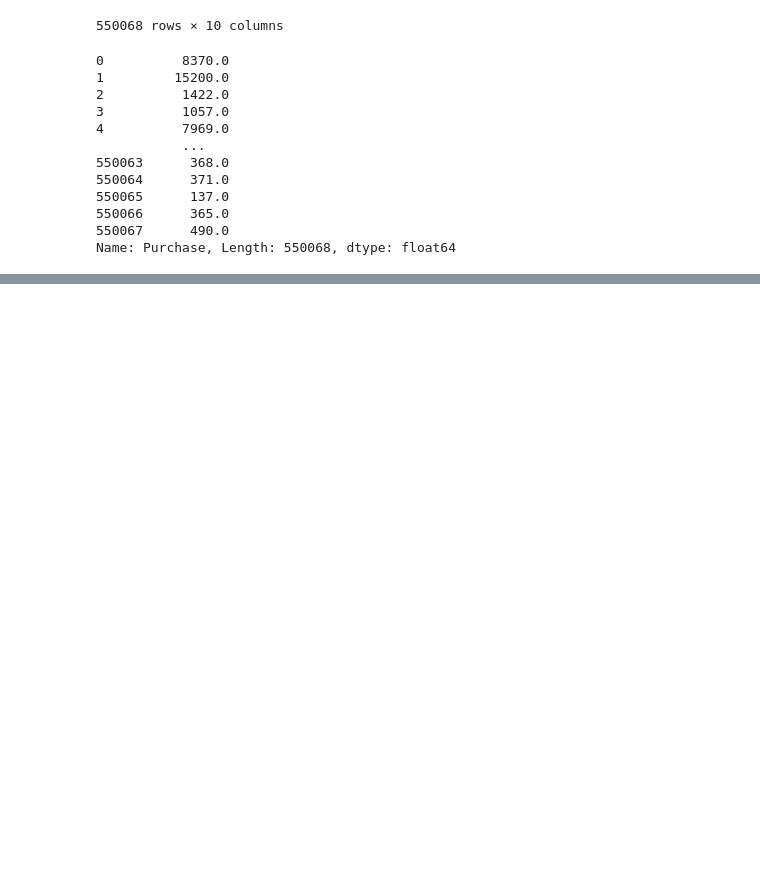
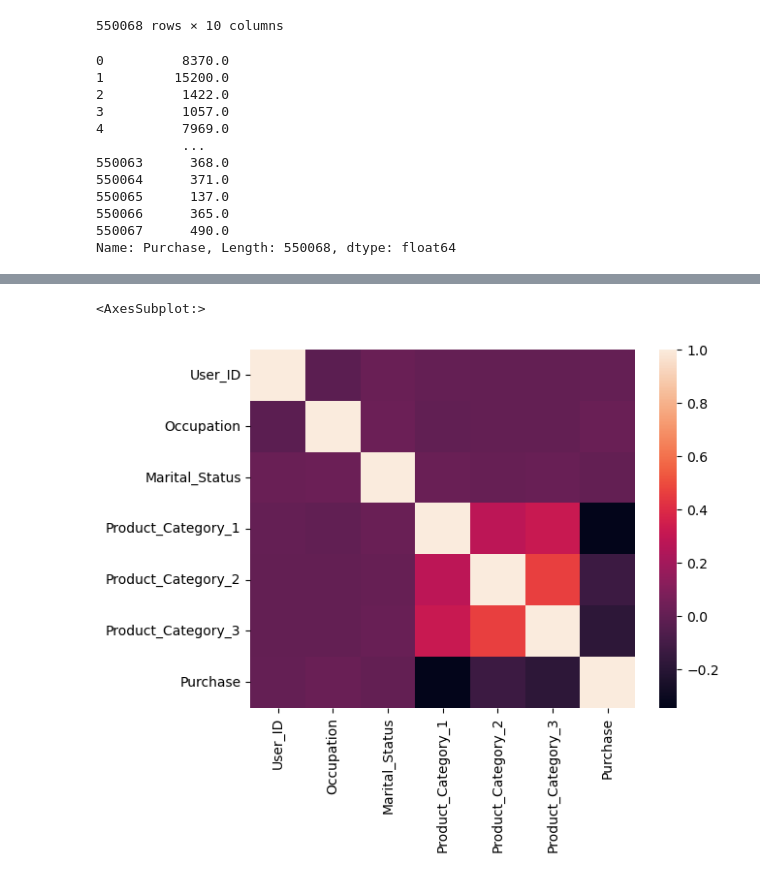
Before and after one commit to ipratyaksh21/Black-Friday-Dataset, a Jupyter notebook: Black Friday Data Analysis.ipynb, the cells around one changed output, grey strips where cells are left out. Cells and saved outputs as stored; diff of their text form; code cells hidden in the pictures; blank space fills up the shorter version.

```diff
--- a/Black Friday Data Analysis.ipynb
+++ b/Black Friday Data Analysis.ipynb
@@ -490,0 +520,2 @@ logistic_regression_model = LogisticRegression()
+# %%
+new_df = df_train_data
@@ -490,0 +544,3 @@ logistic_regression_model = LogisticRegression()
+# %%
+new_df['Product_Category_2'] = new_df['Product_Category_2'].fillna(new_df['Product_Category_2'].mode()[0] )
+new_df['Product_Category_2']
@@ -490,0 +564,3 @@ logistic_regression_model = LogisticRegression()
+# %%
+new_df['Product_Category_3'] = new_df['Product_Category_3'].fillna(new_df['Product_Category_3'].mode()[0] )
+new_df['Product_Category_3']
@@ -490,0 +593,7 @@ logistic_regression_model = LogisticRegression()
+# %%
+# Heatmap to see correlation between columns
+
+sns.heatmap(new_df.corr())
+# %% [output]
+<AxesSubplot:>
+[figure, added]
```
Also changed, not shown: parts of 43 cells of this notebook.
